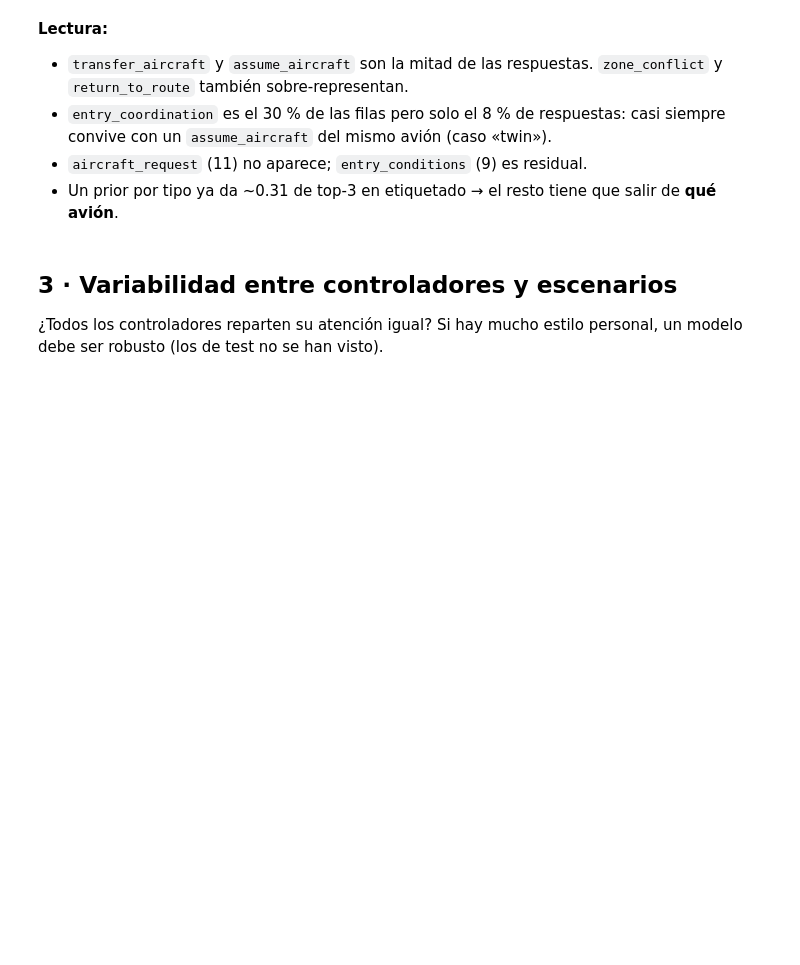
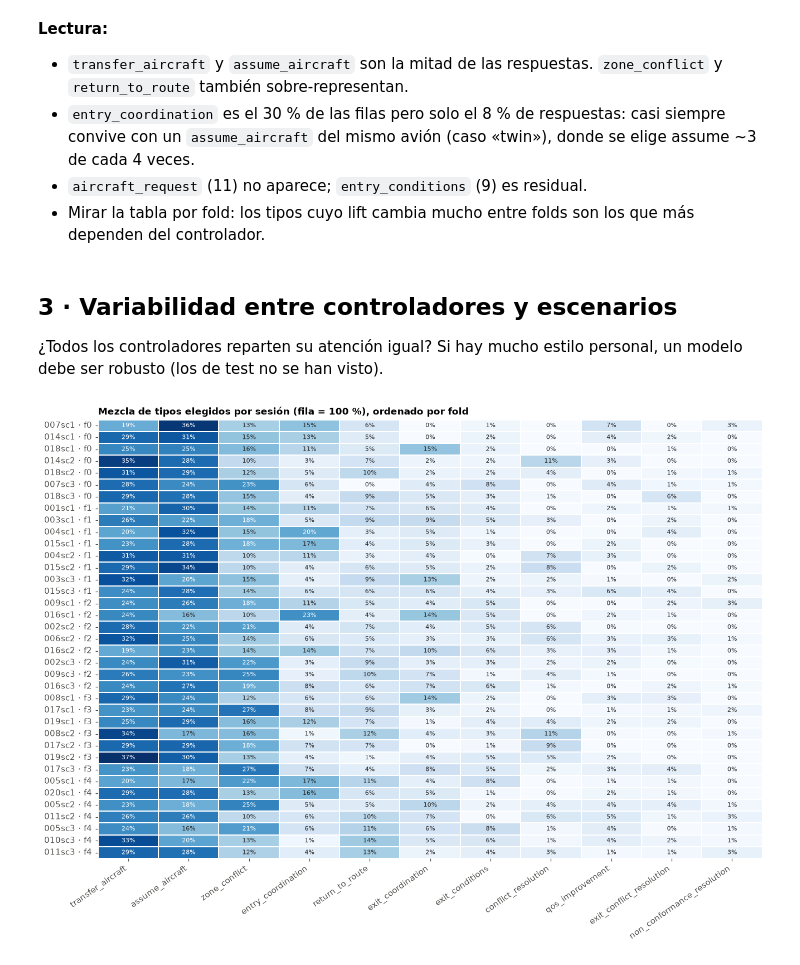
Before and after one commit to T1N8T/FlowDataLab, a Jupyter notebook: notebooks/01_eda.ipynb, the cells around one changed output. Saved outputs shown, nothing was run; the diff lists cells and outputs as text; code cells hidden in the pictures; blank space fills up the shorter version.

```diff
--- a/notebooks/01_eda.ipynb
+++ b/notebooks/01_eda.ipynb
@@ -116,6 +181,6 @@ tt.style.format({c: "{:.1%}" for c in tt.columns if c != "lift"} | {"lift": "{:.
 # %% [markdown]
 **Lectura:**
 - `transfer_aircraft` y `assume_aircraft` son la mitad de las respuestas. `zone_conflict` y `return_to_route` también sobre-representan.
-- `entry_coordination` es el 30 % de las filas pero solo el 8 % de respuestas: casi siempre convive con un `assume_aircraft` del mismo avión (caso «twin»).
+- `entry_coordination` es el 30 % de las filas pero solo el 8 % de respuestas: casi siempre convive con un `assume_aircraft` del mismo avión (caso «twin»), donde se elige assume ~3 de cada 4 veces.
 - `aircraft_request` (11) no aparece; `entry_conditions` (9) es residual.
-- Un prior por tipo ya da ~0.31 de top-3 en etiquetado → el resto tiene que salir de **qué avión**.
+- Mirar la tabla por fold: los tipos cuyo lift cambia mucho entre folds son los que más dependen del controlador.
@@ -129,11 +189,13 @@ print(tw.type.value_counts(normalize=True).round(3).to_string())
 
 ¿Todos los controladores reparten su atención igual? Si hay mucho estilo personal, un modelo debe ser robusto (los de test no se han visto).
 # %%
-mix = pd.crosstab(pos.session, pos.type, normalize="index")
-mix = mix[tt.index[tt["% respuestas"] > 0.005]]
-mix["scn"] = mix.index.str[-1]; mix = mix.sort_values(["scn"]).drop(columns="scn")
+mix = pd.crosstab(pos.session, pos.type, normalize="index")[main]
+mix = mix.loc[pos.drop_duplicates("session").sort_values(["fold", "scenario", "session"]).session]
+mix.index = [f"{s} · f{fold_of[int(s[:3])]}" for s in mix.index]
 fig, ax = plt.subplots(figsize=(12, 9))
 sns.heatmap(mix, cmap="Blues", annot=True, fmt=".0%", annot_kws=dict(size=7), cbar=False, linewidths=1, linecolor="white", ax=ax)
-ax.set(title="Mezcla de tipos elegidos por sesión (fila = 100 %), ordenado por escenario", xlabel="", ylabel="")
+ax.set(title="Mezcla de tipos elegidos por sesión (fila = 100 %), ordenado por fold", xlabel="", ylabel="")
 plt.setp(ax.get_xticklabels(), rotation=35, ha="right"); plt.tight_layout()
+# %% [output]
+[figure, added]
 # %%
```
Also changed, not shown: parts of 60 cells of this notebook, 2 other files.
